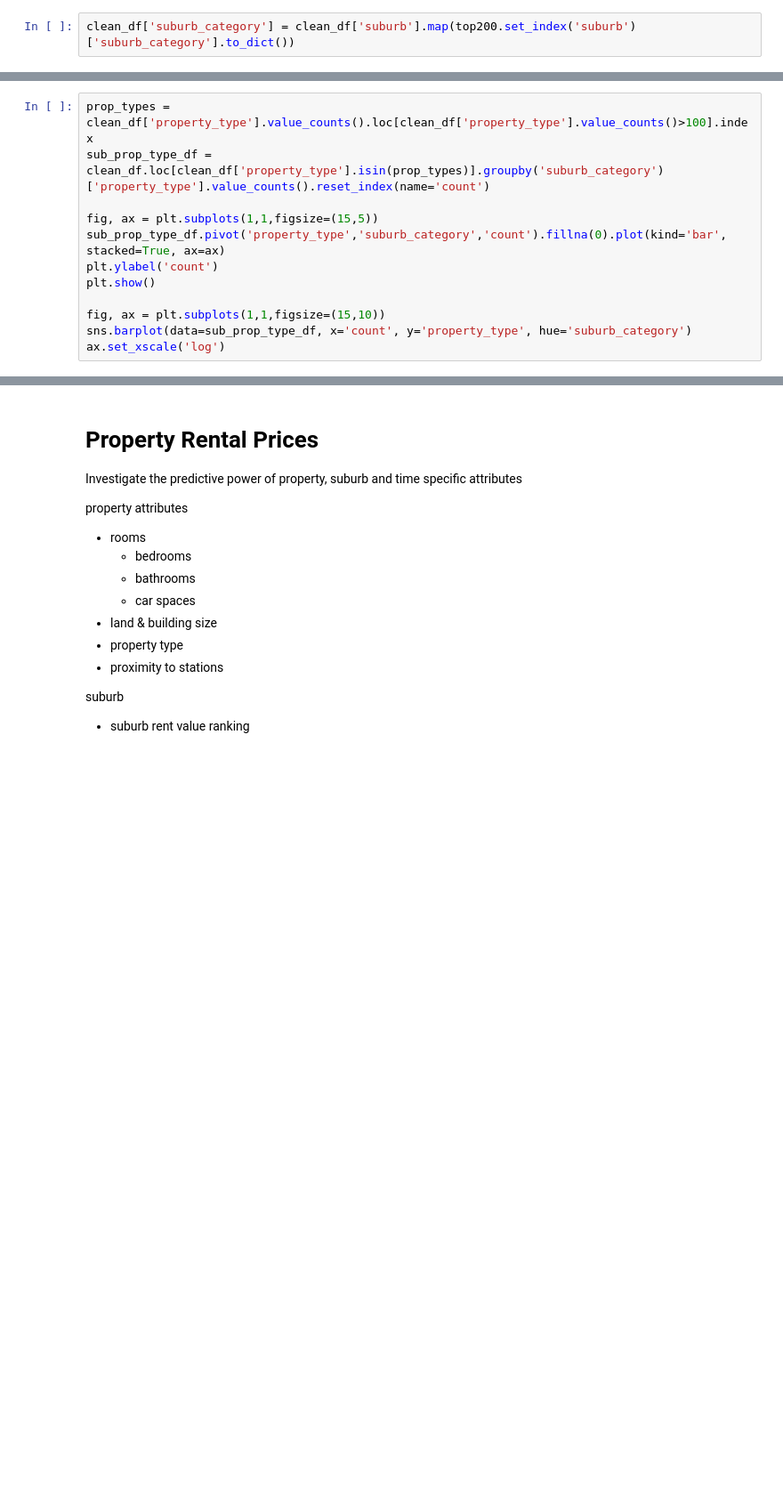
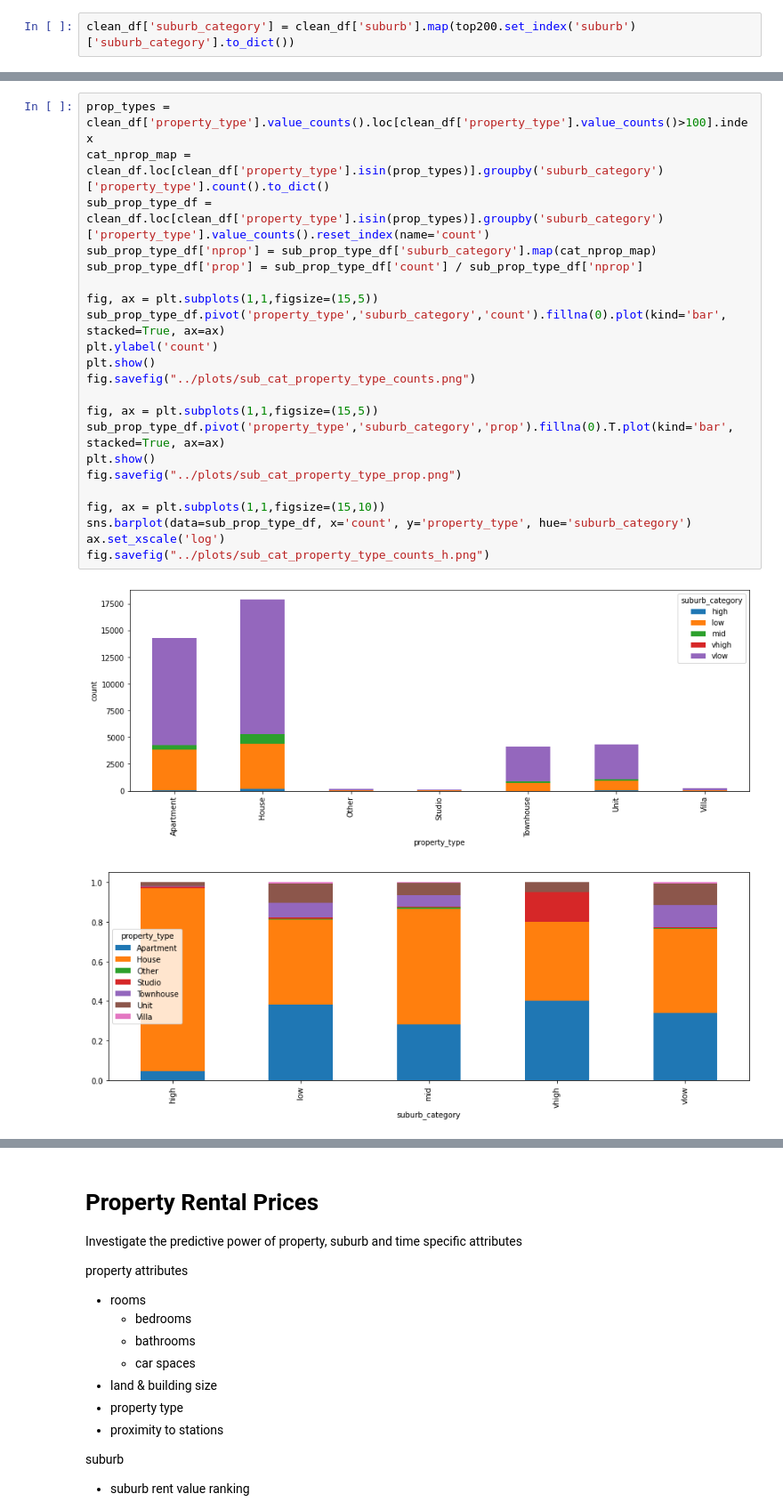
Before and after one commit to MAST30034-Applied-Data-Science/generic-real-estate-consulting-project-group-59, a Jupyter notebook: notebooks/EDA.ipynb, the cells around one changed output, grey strips where cells are left out. Shown at 89% size. Cells and saved outputs as stored; diff of their text form; blank space fills up the shorter version.

```diff
--- a/notebooks/EDA.ipynb
+++ b/notebooks/EDA.ipynb
@@ -60,12 +61,25 @@ ax2.set_title('Average Sold Price')
 # %%
 prop_types = clean_df['property_type'].value_counts().loc[clean_df['property_type'].value_counts()>100].index
+cat_nprop_map = clean_df.loc[clean_df['property_type'].isin(prop_types)].groupby('suburb_category')['property_type'].count().to_dict()
 sub_prop_type_df = clean_df.loc[clean_df['property_type'].isin(prop_types)].groupby('suburb_category')['property_type'].value_counts().reset_index(name='count')
+sub_prop_type_df['nprop'] = sub_prop_type_df['suburb_category'].map(cat_nprop_map)
+sub_prop_type_df['prop'] = sub_prop_type_df['count'] / sub_prop_type_df['nprop']
 
 fig, ax = plt.subplots(1,1,figsize=(15,5))
 sub_prop_type_df.pivot('property_type','suburb_category','count').fillna(0).plot(kind='bar', stacked=True, ax=ax)
 plt.ylabel('count')
 plt.show()
+fig.savefig("../plots/sub_cat_property_type_counts.png")
+
+fig, ax = plt.subplots(1,1,figsize=(15,5))
+sub_prop_type_df.pivot('property_type','suburb_category','prop').fillna(0).T.plot(kind='bar', stacked=True, ax=ax)
+plt.show()
+fig.savefig("../plots/sub_cat_property_type_prop.png")
 
 fig, ax = plt.subplots(1,1,figsize=(15,10))
 sns.barplot(data=sub_prop_type_df, x='count', y='property_type', hue='suburb_category')
 ax.set_xscale('log')
+fig.savefig("../plots/sub_cat_property_type_counts_h.png")
+# %% [output]
+[figure, added]
+[figure, added]
```
Also changed, not shown: parts of 18 cells of this notebook.
